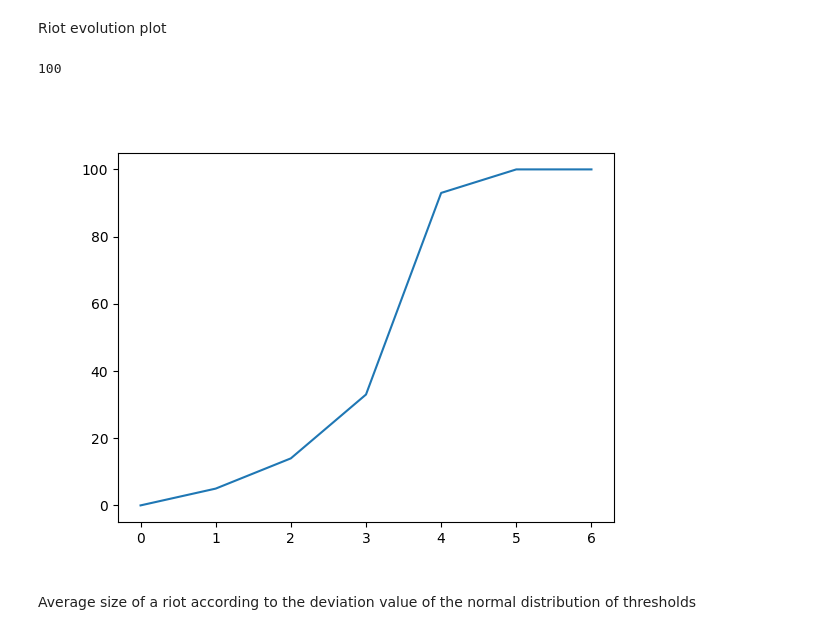
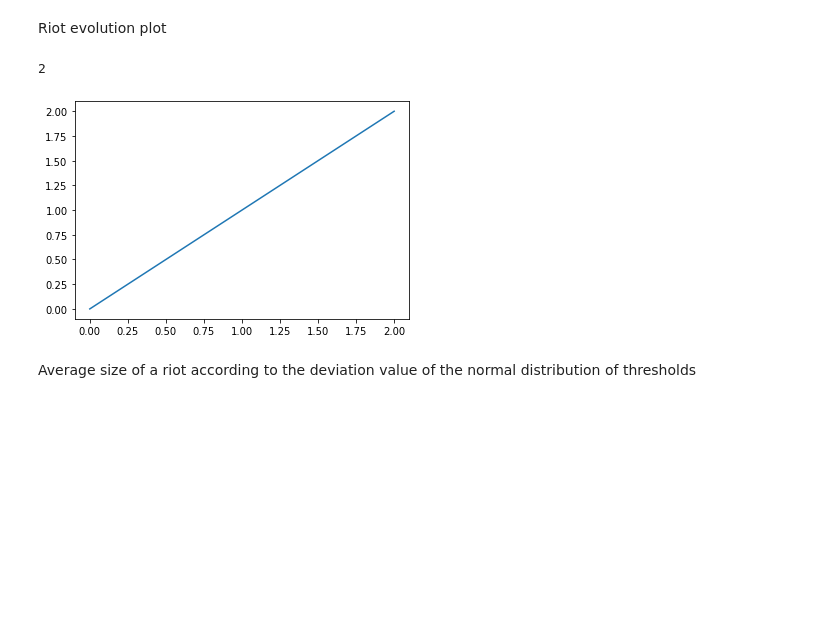
Before and after one commit to AlantheBenign/Critical-mass-model-for-social-dynamic, a Jupyter notebook: Modelo Novo/Threshold model.ipynb, the cells around one changed output. Cells and saved outputs as stored; diff of their text form; code cells hidden in the pictures; blank space fills up the shorter version.

```diff
--- a/Modelo Novo/Threshold model.ipynb
+++ b/Modelo Novo/Threshold model.ipynb
@@ -32,23 +31,21 @@ plt.show()
 Riot evolution plot
 # %%
 N = 100            # number of Agents
-a = True           # negative thresholds are converted to 0
 average = 25       # average value of the normal distribution
-deviation = 10     # standard deviation of the normal distribution
+deviation = 12     # standard deviation of the normal distribution
 
-thresholds = np.array([])
-thresholds = func.create_thresholds(N,a,average,deviation)
+thresholds = func.create_thresholds(N,average,deviation)
 riot = func.simulate_riot(thresholds)
 evolution = riot[0]
 size = riot[1]
 
 print(size)
 plt.figure()
 plt.plot(evolution)
 plt.show()
 # %% [output]
-100
+2
-[figure, old version]
+[figure, new version]
 # %% [markdown]
 Average size of a riot according to the deviation value of the normal distribution of thresholds
 # %%
```
Also changed, not shown: parts of 5 cells of this notebook, 5 other files.
